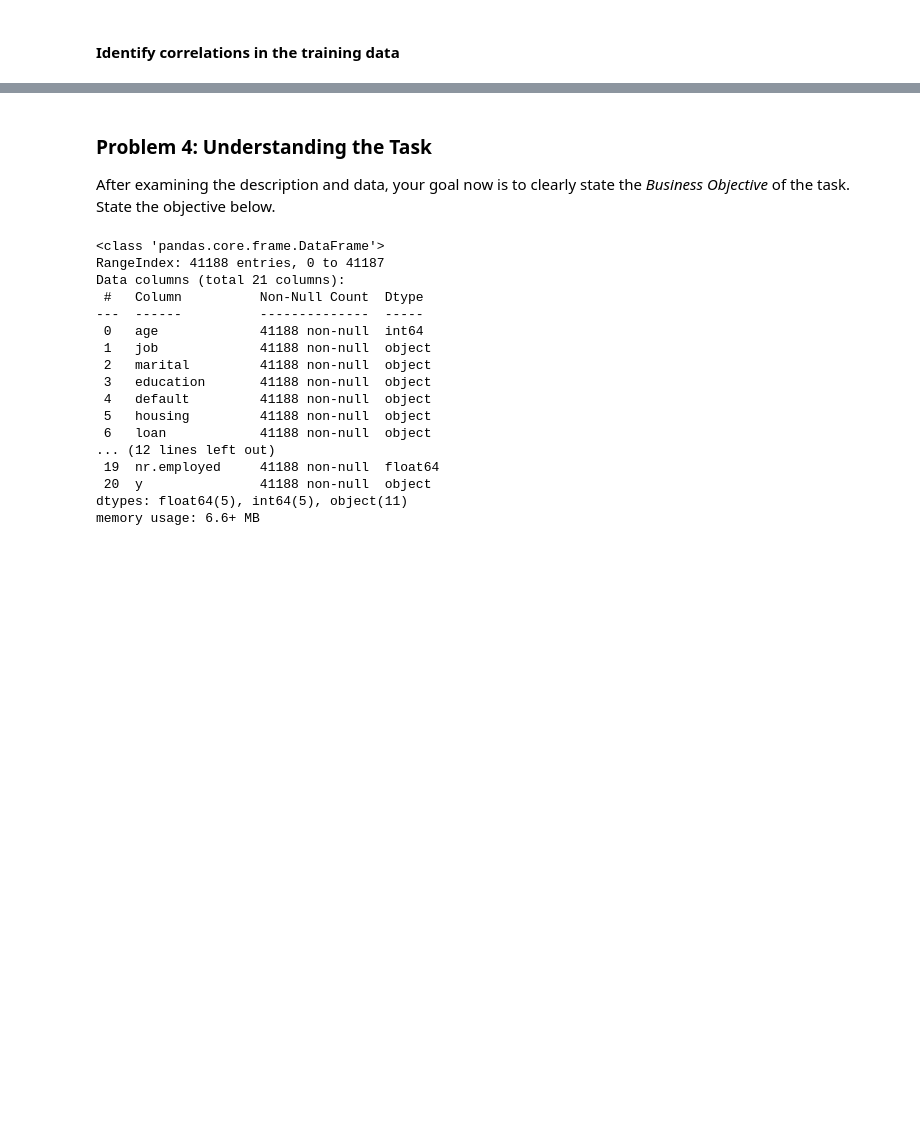
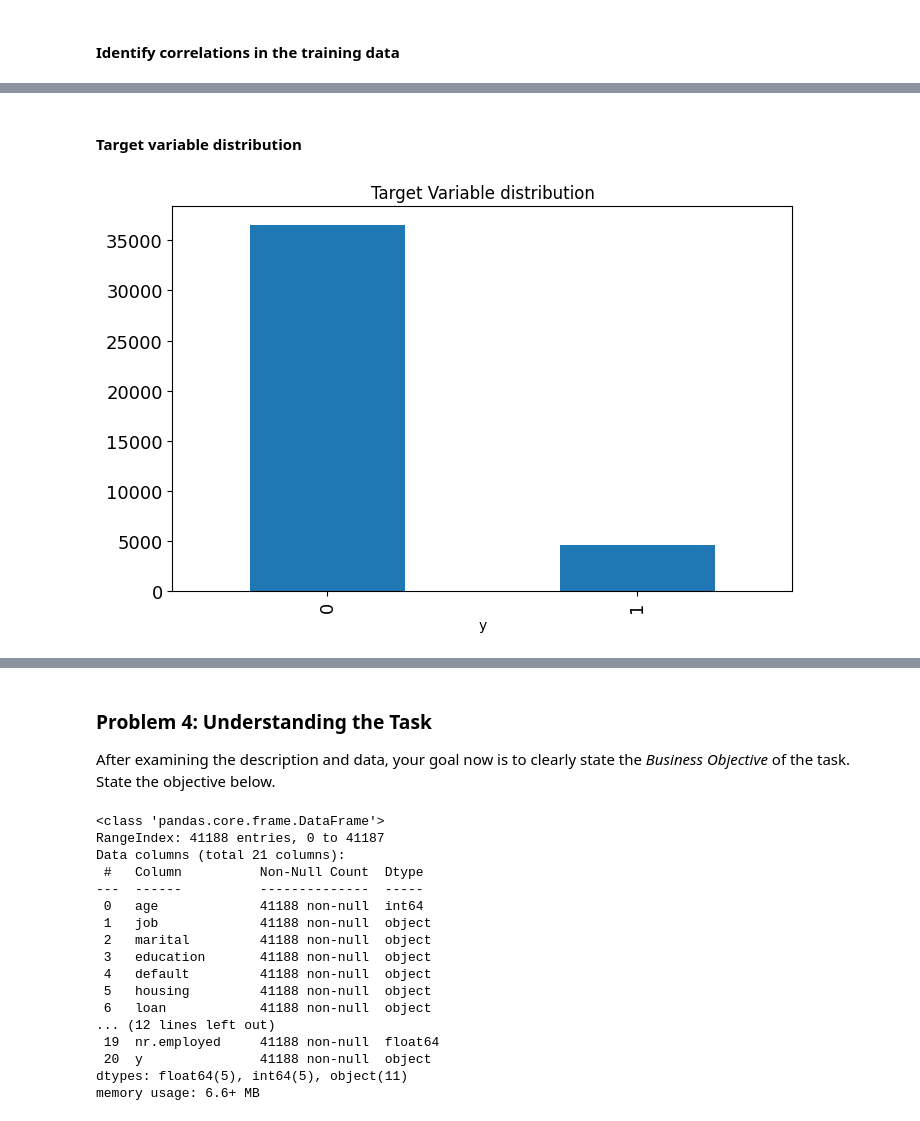
Before and after one commit to hemant280/comparing-classifiers, a Jupyter notebook: analysis.ipynb, the cells around one changed output, grey strips where cells are left out. Saved outputs shown, nothing was run; the diff lists cells and outputs as text; code cells hidden in the pictures; blank space fills up the shorter version.

```diff
--- a/analysis.ipynb
+++ b/analysis.ipynb
@@ -343,0 +375,8 @@ plt.show()
+# %% [markdown]
+#### Target variable distribution
+# %%
+# Plotting the target variable distribution
+target_df['y'].value_counts().plot(kind='bar', figsize=(8, 5), fontsize=13,title='Target Variable distribution')
+plt.savefig('./images/target_variable_distribution.png')
+# %% [output]
+[figure, added]
```
Also changed, not shown: parts of 15 cells of this notebook, 6 other files.
